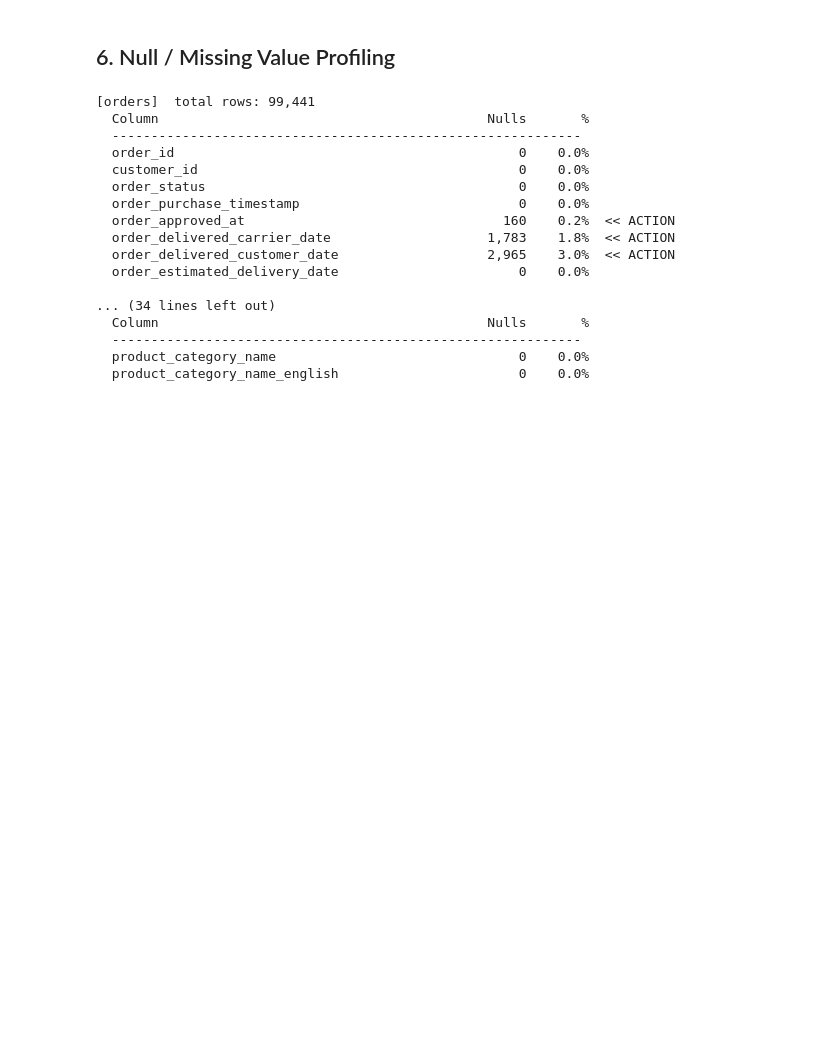
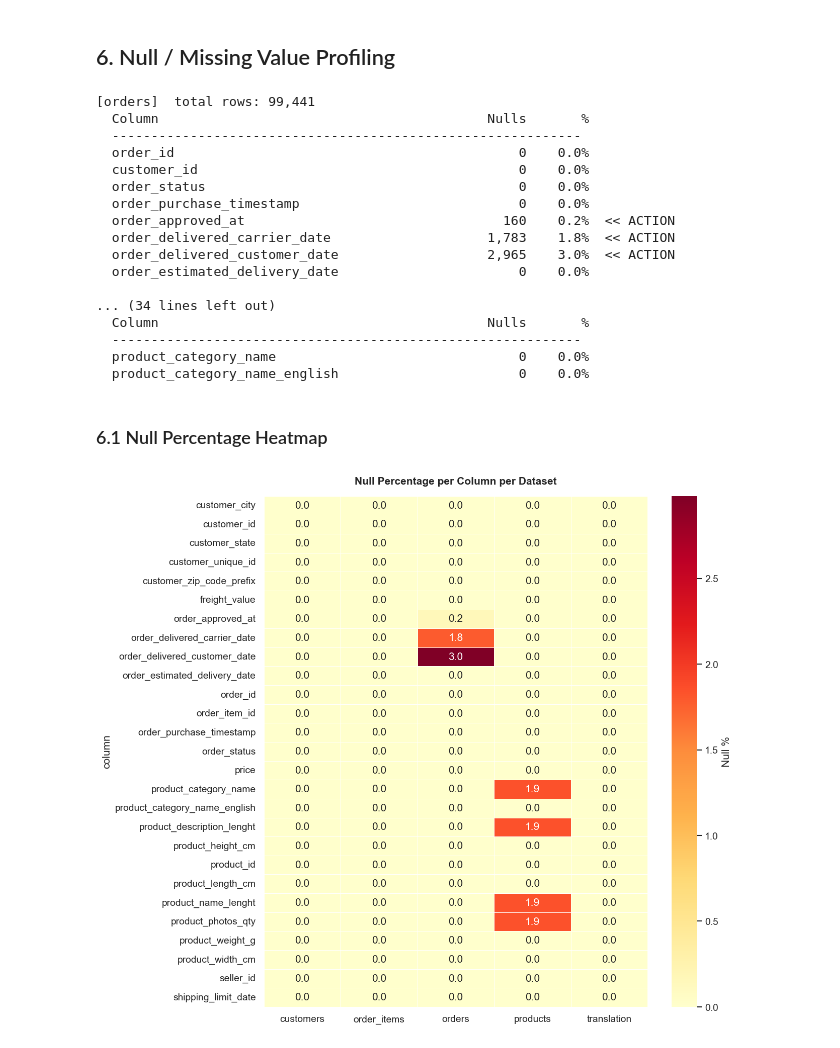
Before and after one commit to Malinda1/ecommerce-recommendation-spark, a Jupyter notebook: notebooks/01_data_loading_cleaning.ipynb, the cells around one changed output. Drawn from its saved outputs; the diff is of its cells as text; code cells hidden in the pictures; blank space fills up the shorter version.

Commit message:
Created Heatmap to display Missing data count

```diff
--- a/notebooks/01_data_loading_cleaning.ipynb
+++ b/notebooks/01_data_loading_cleaning.ipynb
@@ -277,3 +278,28 @@ for name, df in RAW.items():
   ------------------------------------------------------------
   product_category_name                               0    0.0%
   product_category_name_english                       0    0.0%
+# %% [markdown]
+### 6.1 Null Percentage Heatmap
+# %%
+# collect null % into a pandas frame for heatmap
+all_cols, all_vals, all_ds = [], [], []
+for ds_name, profile in null_profiles.items():
+    for col, pct in profile.items():
+        all_cols.append(col)
+        all_vals.append(pct)
+        all_ds.append(ds_name)
+
+heat_df = pd.DataFrame({'dataset': all_ds, 'column': all_cols, 'null_pct': all_vals})
+heat_pivot = heat_df.pivot(index='column', columns='dataset', values='null_pct').fillna(0)
+
+fig, ax = plt.subplots(figsize=(11, max(6, len(heat_pivot)*0.35)), dpi=FIG_DPI)
+sns.heatmap(
+    heat_pivot, annot=True, fmt='.1f', cmap='YlOrRd',
+    linewidths=0.5, ax=ax, cbar_kws={'label': 'Null %'}
+)
+ax.set_title('Null Percentage per Column per Dataset', pad=TITLE_PAD, fontweight='bold')
+ax.set_xlabel('')
+plt.tight_layout()
+plt.show()
+# %% [output]
+[figure, added]
```
Also changed, not shown: parts of 1 cell of this notebook.
